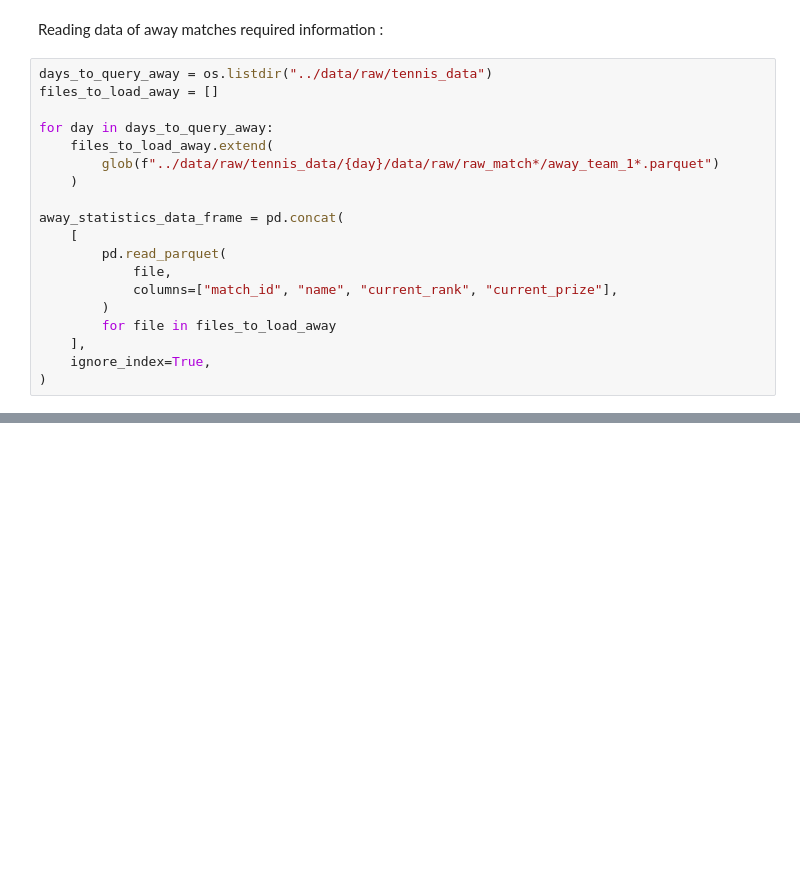
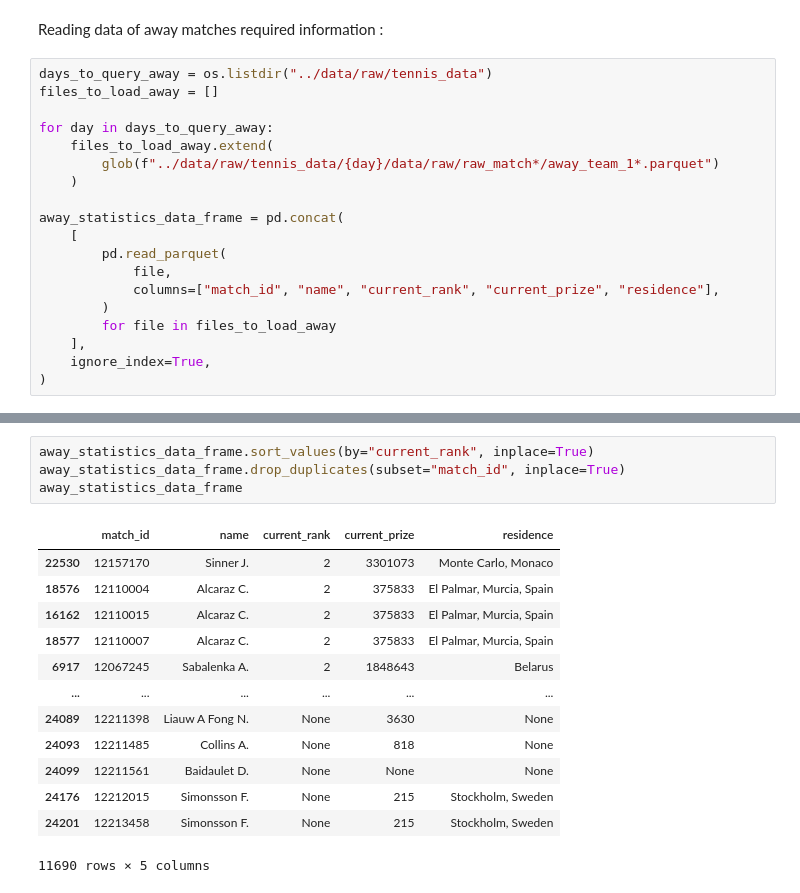
Before and after one commit to shahabnajmosadatypy/SofaScore-Tennis-Analysis, a Jupyter notebook: notebooks/6.ipynb, the cells around one changed output, grey strips where cells are left out. Drawn from its saved outputs; the diff is of its cells as text; blank space fills up the shorter version.

```diff
--- a/notebooks/6.ipynb
+++ b/notebooks/6.ipynb
@@ -101,7 +101,7 @@ away_statistics_data_frame = pd.concat(
     [
         pd.read_parquet(
             file,
-            columns=["match_id", "name", "current_rank", "current_prize"],
+            columns=["match_id", "name", "current_rank", "current_prize", "residence"],
         )
         for file in files_to_load_away
     ],
@@ -109,0 +130,18 @@ away_statistics_data_frame = pd.concat(
+# %%
+away_statistics_data_frame.sort_values(by="current_rank", inplace=True)
+away_statistics_data_frame.drop_duplicates(subset="match_id", inplace=True)
+away_statistics_data_frame
+# %% [output]
+|  | match_id | name | current_rank | current_prize | residence |
+| 22530 | 12157170 | Sinner J. | 2 | 3301073 | Monte Carlo, Monaco |
+| 18576 | 12110004 | Alcaraz C. | 2 | 375833 | El Palmar, Murcia, Spain |
+| 16162 | 12110015 | Alcaraz C. | 2 | 375833 | El Palmar, Murcia, Spain |
+| 18577 | 12110007 | Alcaraz C. | 2 | 375833 | El Palmar, Murcia, Spain |
+| 6917 | 12067245 | Sabalenka A. | 2 | 1848643 | Belarus |
+| ... | ... | ... | ... | ... | ... |
+| 24089 | 12211398 | Liauw A Fong N. | None | 3630 | None |
+| 24093 | 12211485 | Collins A. | None | 818 | None |
+| 24099 | 12211561 | Baidaulet D. | None | None | None |
+| 24176 | 12212015 | Simonsson F. | None | 215 | Stockholm, Sweden |
+| 24201 | 12213458 | Simonsson F. | None | 215 | Stockholm, Sweden |
+11690 rows × 5 columns
```
Also changed, not shown: parts of 11 cells of this notebook.
